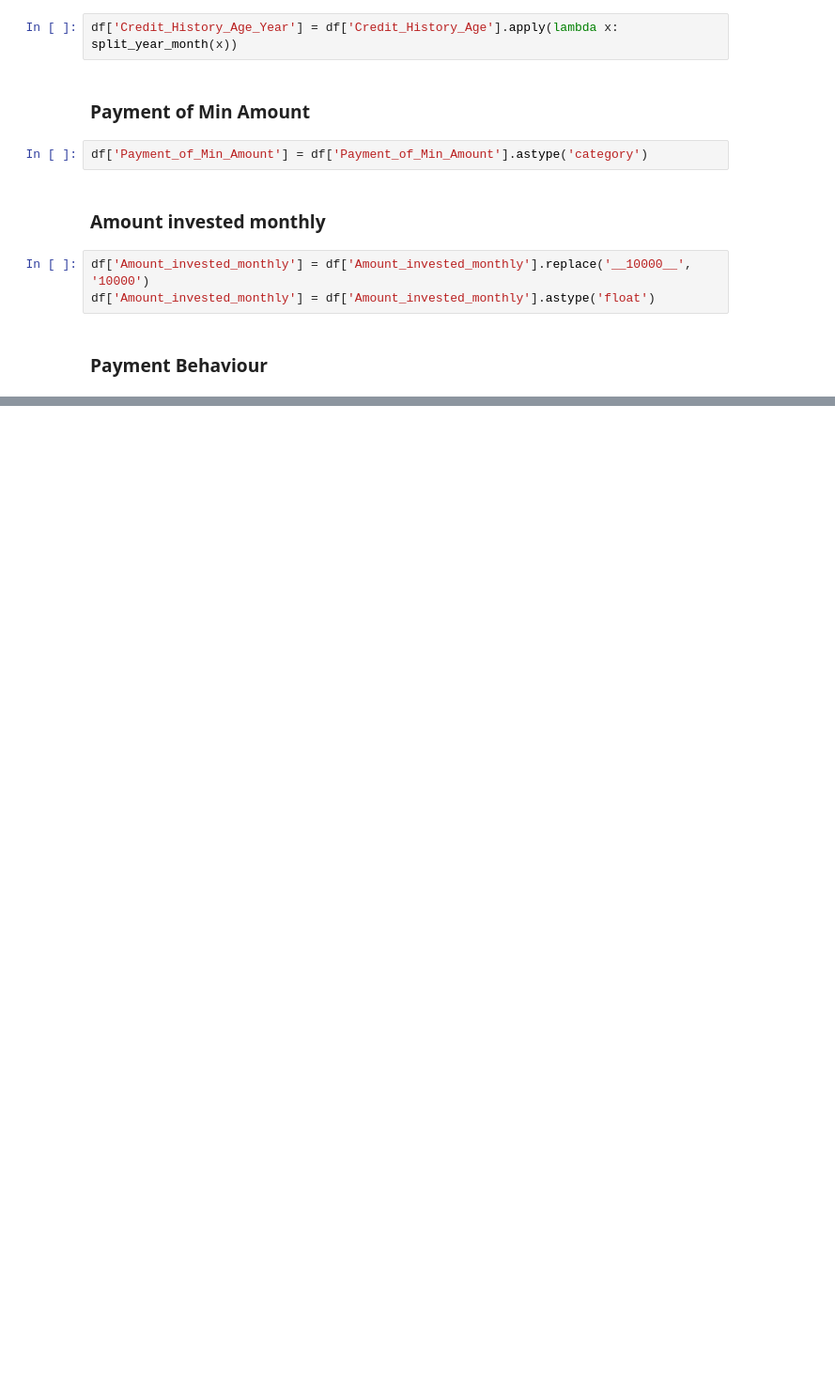
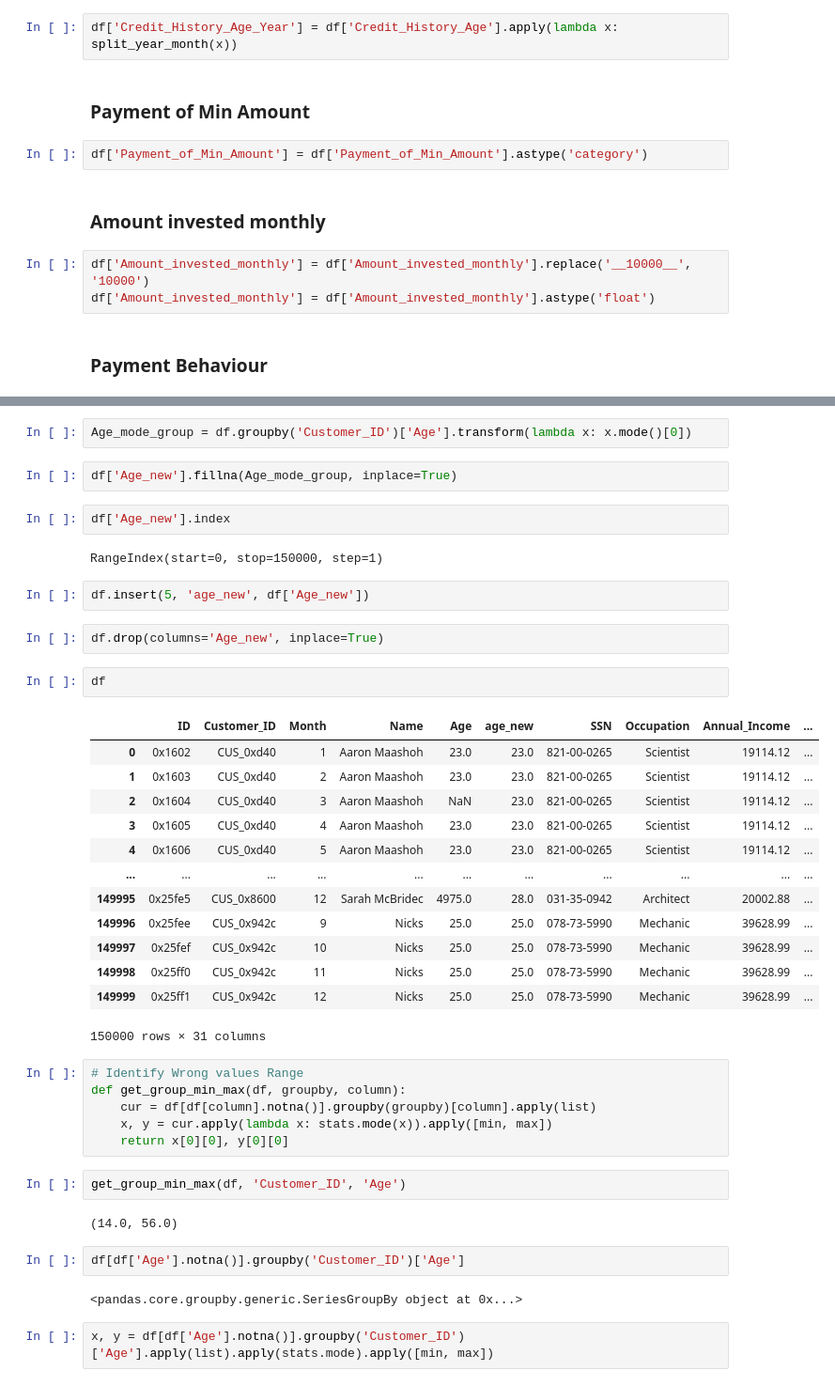
Before and after one commit to andishehtavakoli/machine-learning-projects, a Jupyter notebook: anomaly_detection/credit_score_classification_part_1_data_cleaning.ipynb, the cells around one changed output, grey strips where cells are left out. Shown at 94% size. Drawn from its saved outputs; the diff is of its cells as text; blank space fills up the shorter version.

```diff
--- a/anomaly_detection/credit_score_classification_part_1_data_cleaning.ipynb
+++ b/anomaly_detection/credit_score_classification_part_1_data_cleaning.ipynb
@@ -223,0 +292,44 @@ df['Payment_Behaviour'] = df['Payment_Behaviour'].str.replace('!@9#%8', np.nan)
+# %%
+Age_mode_group = df.groupby('Customer_ID')['Age'].transform(lambda x: x.mode()[0])
+# %%
+df['Age_new'].fillna(Age_mode_group, inplace=True)
+# %%
+df['Age_new'].index
+# %% [output]
+RangeIndex(start=0, stop=150000, step=1)
+# %%
+df.insert(5, 'age_new', df['Age_new'])
+# %%
+df.drop(columns='Age_new', inplace=True)
+# %%
+df
+# %% [output]
+|  | ID | Customer_ID | Month | Name | Age | age_new | SSN | Occupation | Annual_Income | ... |
+| 0 | 0x1602 | CUS_0xd40 | 1 | Aaron Maashoh | 23.0 | 23.0 | 821-00-0265 | Scientist | 19114.12 | ... |
+| 1 | 0x1603 | CUS_0xd40 | 2 | Aaron Maashoh | 23.0 | 23.0 | 821-00-0265 | Scientist | 19114.12 | ... |
+| 2 | 0x1604 | CUS_0xd40 | 3 | Aaron Maashoh | NaN | 23.0 | 821-00-0265 | Scientist | 19114.12 | ... |
+| 3 | 0x1605 | CUS_0xd40 | 4 | Aaron Maashoh | 23.0 | 23.0 | 821-00-0265 | Scientist | 19114.12 | ... |
+| 4 | 0x1606 | CUS_0xd40 | 5 | Aaron Maashoh | 23.0 | 23.0 | 821-00-0265 | Scientist | 19114.12 | ... |
+| ... | ... | ... | ... | ... | ... | ... | ... | ... | ... | ... |
+| 149995 | 0x25fe5 | CUS_0x8600 | 12 | Sarah McBridec | 4975.0 | 28.0 | 031-35-0942 | Architect | 20002.88 | ... |
+| 149996 | 0x25fee | CUS_0x942c | 9 | Nicks | 25.0 | 25.0 | 078-73-5990 | Mechanic | 39628.99 | ... |
+| 149997 | 0x25fef | CUS_0x942c | 10 | Nicks | 25.0 | 25.0 | 078-73-5990 | Mechanic | 39628.99 | ... |
+| 149998 | 0x25ff0 | CUS_0x942c | 11 | Nicks | 25.0 | 25.0 | 078-73-5990 | Mechanic | 39628.99 | ... |
+| 149999 | 0x25ff1 | CUS_0x942c | 12 | Nicks | 25.0 | 25.0 | 078-73-5990 | Mechanic | 39628.99 | ... |
+150000 rows × 31 columns
+# %%
+# Identify Wrong values Range
+def get_group_min_max(df, groupby, column):
+    cur = df[df[column].notna()].groupby(groupby)[column].apply(list)
+    x, y = cur.apply(lambda x: stats.mode(x)).apply([min, max])
+    return x[0][0], y[0][0]
+# %%
+get_group_min_max(df, 'Customer_ID', 'Age')
+# %% [output]
+(14.0, 56.0)
+# %%
+df[df['Age'].notna()].groupby('Customer_ID')['Age']
+# %% [output]
+<pandas.core.groupby.generic.SeriesGroupBy object at 0x...>
+# %%
+x, y = df[df['Age'].notna()].groupby('Customer_ID')['Age'].apply(list).apply(stats.mode).apply([min, max])
```
Also changed, not shown: parts of 22 cells of this notebook.
